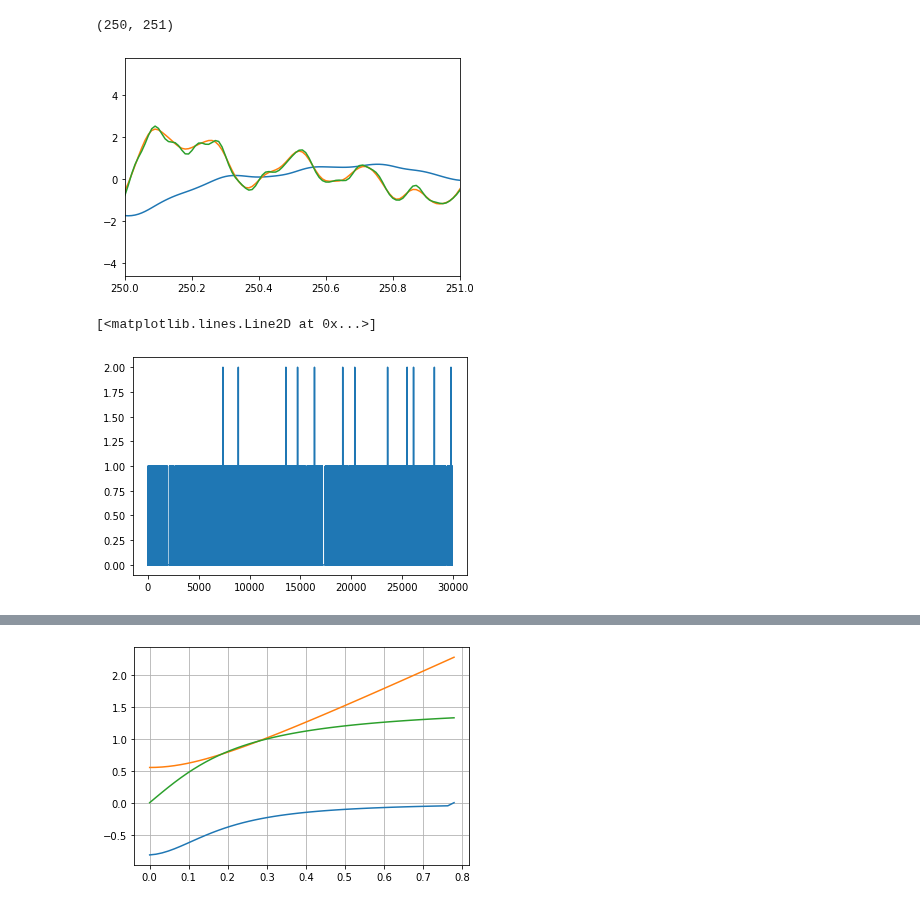
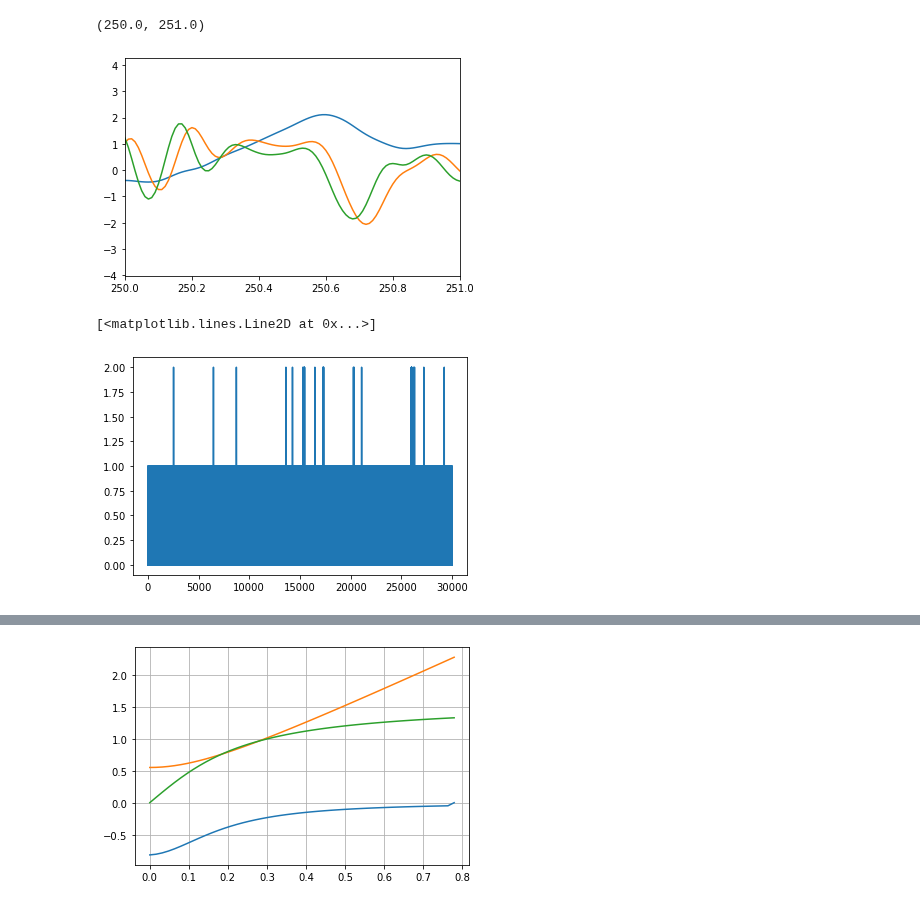
Before and after one commit to llincooi/retina_python, a Jupyter notebook: NGD2x+v-Copy1.ipynb, the cells around one changed output, grey strips where cells are left out. Drawn from its saved outputs; the diff is of its cells as text; code cells hidden in the pictures.

```diff
--- a/NGD2x+v-Copy1.ipynb
+++ b/NGD2x+v-Copy1.ipynb
@@ -88,7 +88,7 @@ cutoffFreq = 5
 b, a = signal.butter(2, 2*cutoffFreq*dt, btype='low', analog=False)
 LPOU = signal.filtfilt(b, a, OU)
 # %%
-Lambda = 0.95
+Lambda = 0.9
 beta = (1-Lambda)/Lambda
 
 x = nc(LPOU)
@@ -97,8 +97,8 @@ tv = ndimage.gaussian_filter1d(x, sigma=5, order=1, mode='reflect') / dt
 r = (1-Lambda)*x+Lambda*v
 
 k = 1.
-alpha = 100.
-g = 9000.
+alpha = 20.
+g = 920.
 phi = 1.
 y=np.zeros(len(T))
 z=np.zeros(len(T))
@@ -109,13 +109,14 @@ for j in range(len(T)-1):
     z[j+1]=z[j]+dz
 # %%
 plt.plot(T,x)
-plt.plot(T,nc(r))
+# plt.plot(T,nc(r))
 plt.plot(T,nc(y))
+plt.plot(T,nc(x-z))
 # plt.plot(T,nc(v))
 plt.xlim([250,251])
 # %% [output]
-(250, 251)
+(250.0, 251.0)
-[figure, old version]
+[figure, new version]
 # %%
 nr = NL(np.mean(y)-y, 0)
 ratio = sum(nr)/T[-1]/12
@@ -125,4 +126,4 @@ rstate, _ = np.histogram(FakeSpike, np.append(0,T))
 plt.plot(rstate)
 # %% [output]
 [<matplotlib.lines.Line2D at 0x...>]
-[figure, old version]
+[figure, new version]
```
Also changed, not shown: parts of 9 cells of this notebook, 13 other files.
